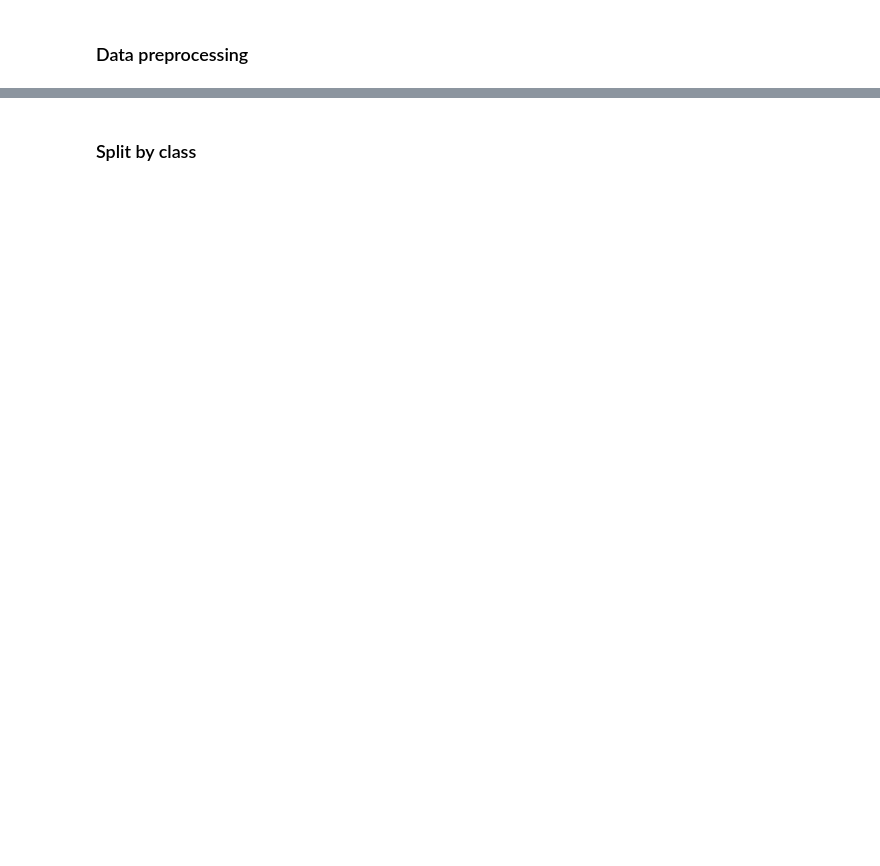
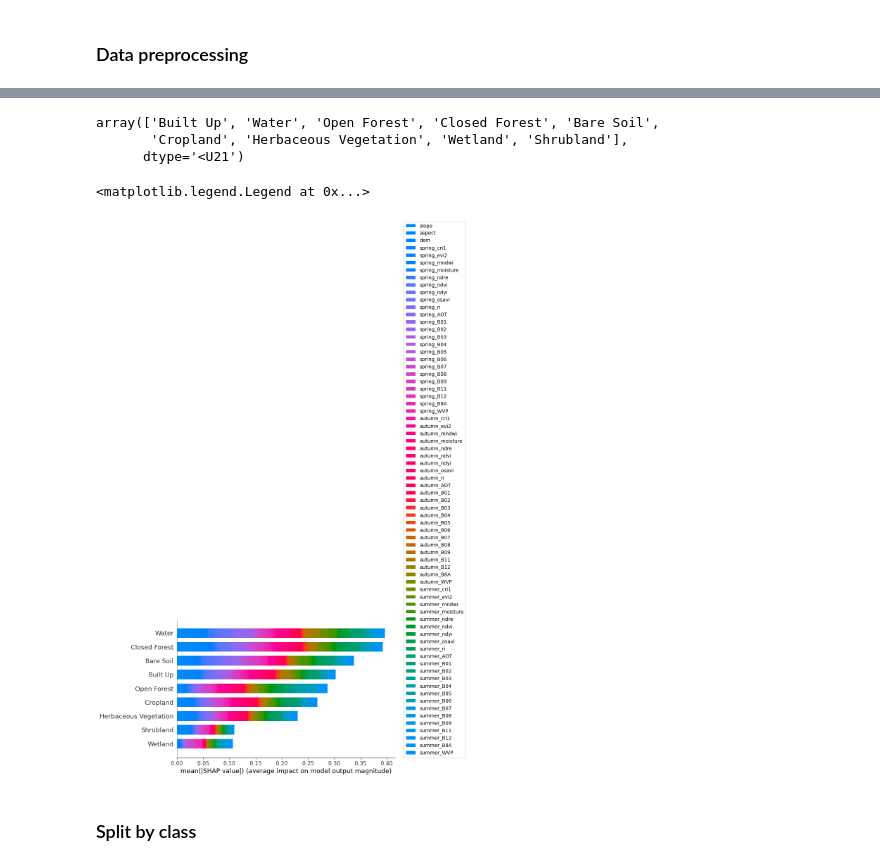
Before and after one commit to KhaosResearch/landcoverpy, a Jupyter notebook: notebooks/explain_model.ipynb, the cells around one changed output, grey strips where cells are left out. Saved outputs shown, nothing was run; the diff lists cells and outputs as text; code cells hidden in the pictures; blank space fills up the shorter version.

```diff
--- a/notebooks/explain_model.ipynb
+++ b/notebooks/explain_model.ipynb
@@ -49,0 +142,2 @@ labels
+# %%
+shap_values_transpose = np.transpose(shap_values, (2, 1, 0))
@@ -50,3 +173,19 @@ labels
+# %%
+np.array(pretty_labels)
+# %% [output]
+array(['Built Up', 'Water', 'Open Forest', 'Closed Forest', 'Bare Soil',
+       'Cropland', 'Herbaceous Vegetation', 'Wetland', 'Shrubland'],
+      dtype='<U21')
+# %%
+
+#shap.summary_plot(cropped_first_shap_values,  first_half_train.columns.values, max_display = half, class_names=pretty_labels,  color= calculateColors, class_inds="original", show=False )
+shap.summary_plot(list(shap_values_transpose), np.array(pretty_labels), class_names=reduced_x_train_data.columns.values,  max_display = 9,class_inds="original",  show=False )
+pl.legend(loc=(1.04, 0))
+pl.savefig("transpose_plot_DEF1.png", bbox_inches = 'tight')
+pl.tight_layout()
+# %% [output]
+<matplotlib.legend.Legend at 0x...>
+[figure, added]
 # %% [markdown]
 ### Split by class
 # %%
```
Also changed, not shown: parts of 33 cells of this notebook, 1 other file.
